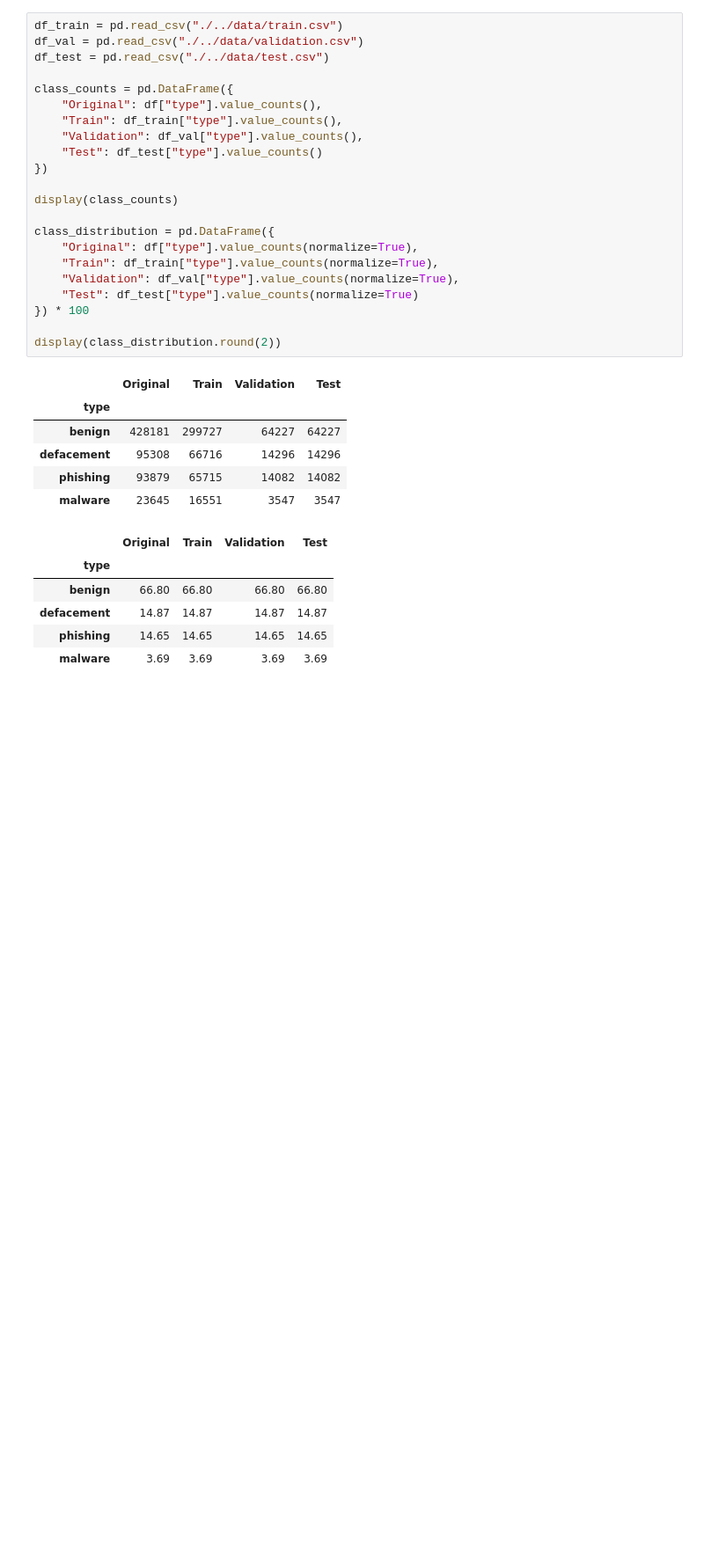
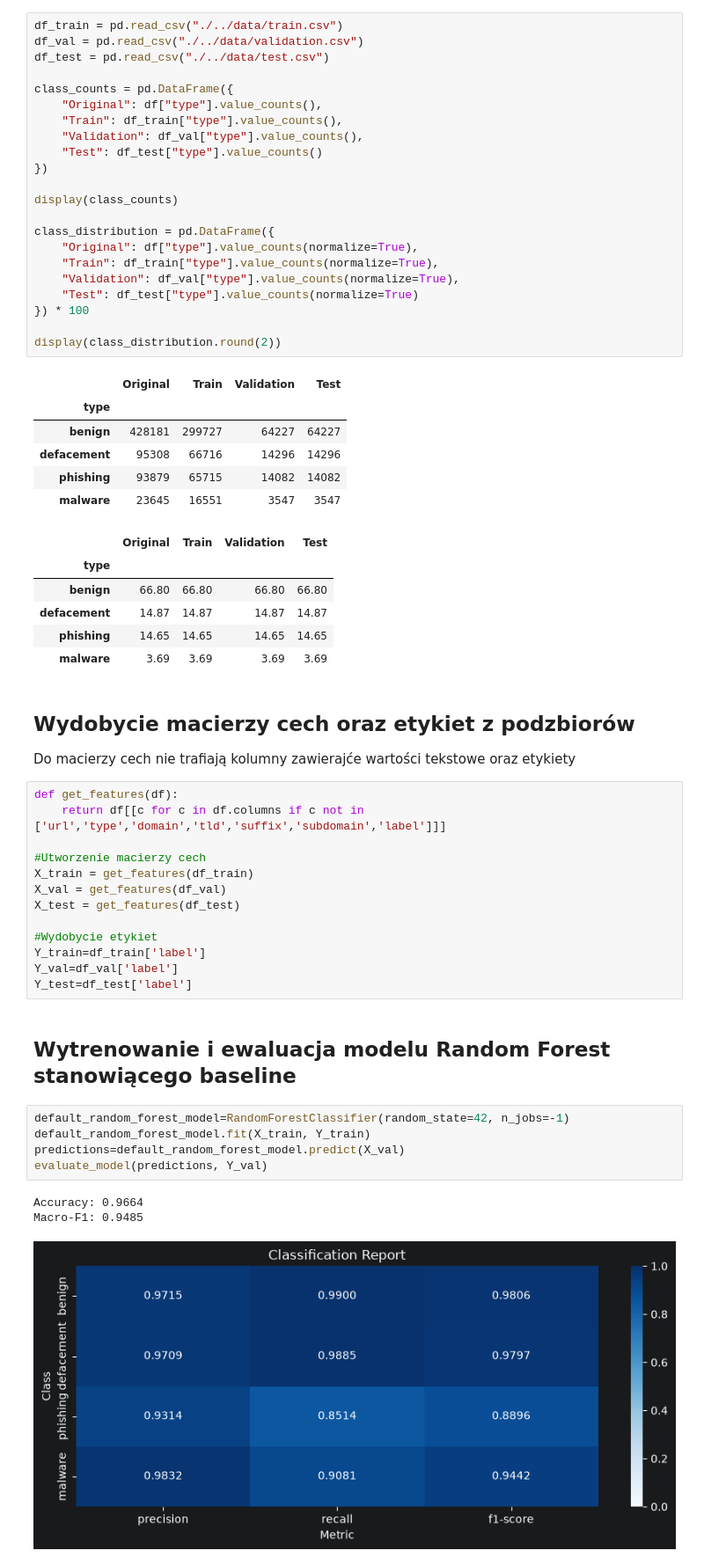
Before and after one commit to CRM-Thunder/UrlNet, a Jupyter notebook: notebooks/main_pipeline.ipynb, the cells around one changed output. Shown at 88% size. Cells and saved outputs as stored; diff of their text form; blank space fills up the shorter version.

```diff
--- a/notebooks/main_pipeline.ipynb
+++ b/notebooks/main_pipeline.ipynb
@@ -62,3 +166,30 @@ display(class_distribution.round(2))
 | defacement | 14.87 | 14.87 | 14.87 | 14.87 |
 | phishing | 14.65 | 14.65 | 14.65 | 14.65 |
 | malware | 3.69 | 3.69 | 3.69 | 3.69 |
+# %% [markdown]
+<h2>Wydobycie macierzy cech oraz etykiet z podzbiorów</h2>
+Do macierzy cech nie trafiają kolumny zawierajće wartości tekstowe oraz etykiety
+# %%
+def get_features(df):
+    return df[[c for c in df.columns if c not in ['url','type','domain','tld','suffix','subdomain','label']]]
+
+#Utworzenie macierzy cech
+X_train = get_features(df_train)
+X_val = get_features(df_val)
+X_test = get_features(df_test)
+
+#Wydobycie etykiet
+Y_train=df_train['label']
+Y_val=df_val['label']
+Y_test=df_test['label']
+# %% [markdown]
+<h2>Wytrenowanie i ewaluacja modelu Random Forest stanowiącego baseline</h2>
+# %%
+default_random_forest_model=RandomForestClassifier(random_state=42, n_jobs=-1)
+default_random_forest_model.fit(X_train, Y_train)
+predictions=default_random_forest_model.predict(X_val)
+evaluate_model(predictions, Y_val)
+# %% [output]
+Accuracy: 0.9664
+Macro-F1: 0.9485
+[figure, added]
```
Also changed, not shown: parts of 10 cells of this notebook, 2 other files.
